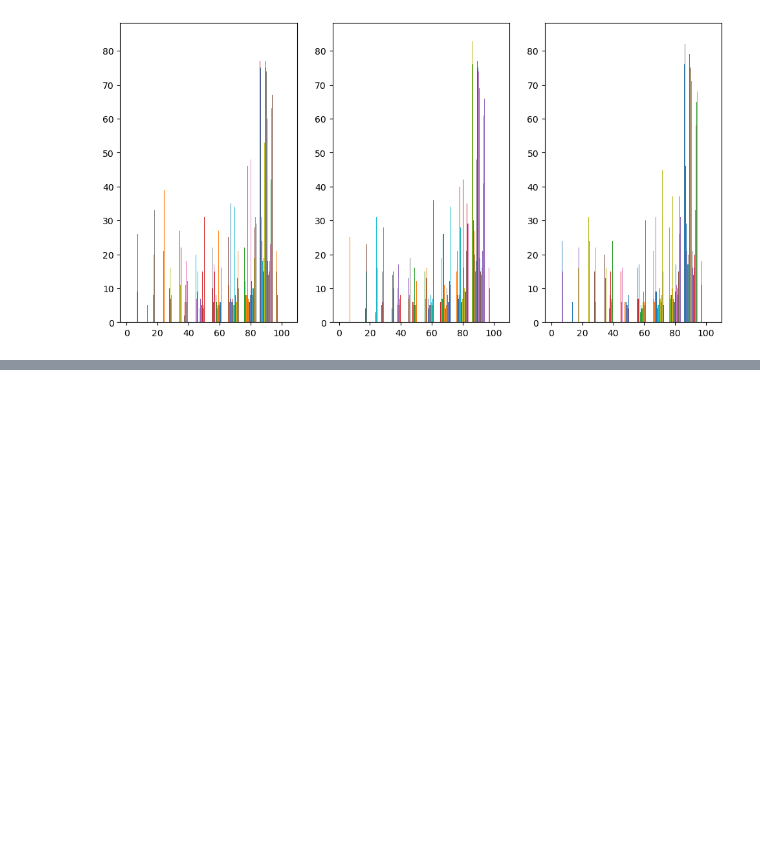
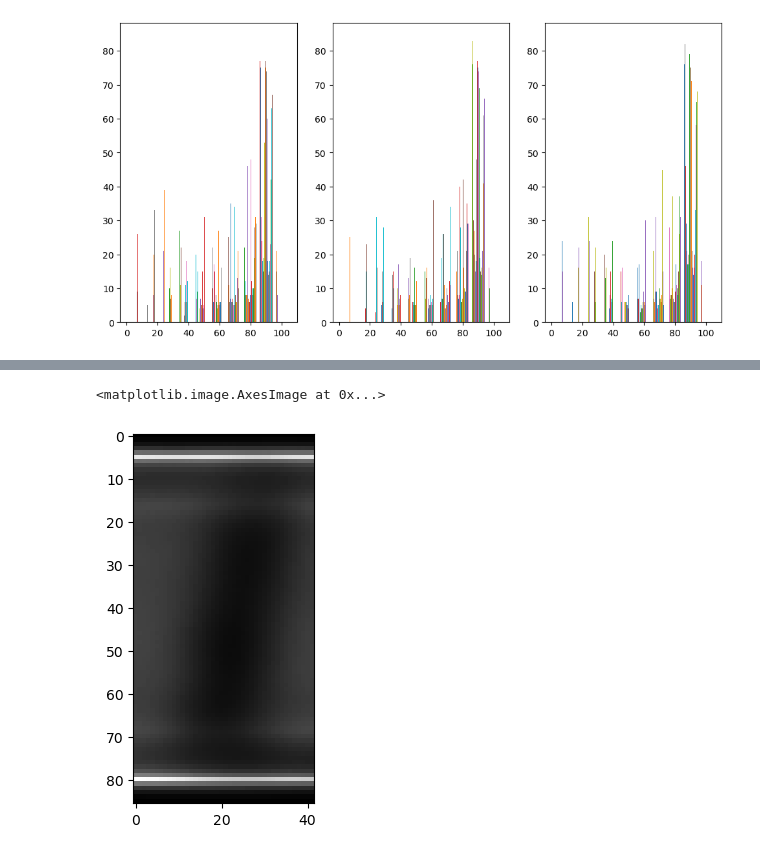
Before and after one commit to muthuganeshece/CVProjects, a Jupyter notebook: XRay/Debluring/Debluring.ipynb, the cells around one changed output, grey strips where cells are left out. Drawn from its saved outputs; the diff is of its cells as text; code cells hidden in the pictures; blank space fills up the shorter version.

Commit message:
Richardson Lucy Implemented

```diff
--- a/XRay/Debluring/Debluring.ipynb
+++ b/XRay/Debluring/Debluring.ipynb
@@ -135,0 +138,4 @@ plt.hist(img[:,:,2])
+# %%
+kernel = np.zeros((11,11))
+kernel[:, 5] = 1
+print(kernel)
@@ -135,0 +156,7 @@ plt.hist(img[:,:,2])
+# %%
+deconvolved = restoration.richardson_lucy(img[:,:,0], kernel*255, 10, False)
+# %%
+plt.imshow(deconvolved, cmap='gray')
+# %% [output]
+<matplotlib.image.AxesImage at 0x...>
+[figure, added]
```
Also changed, not shown: parts of 3 cells of this notebook.
